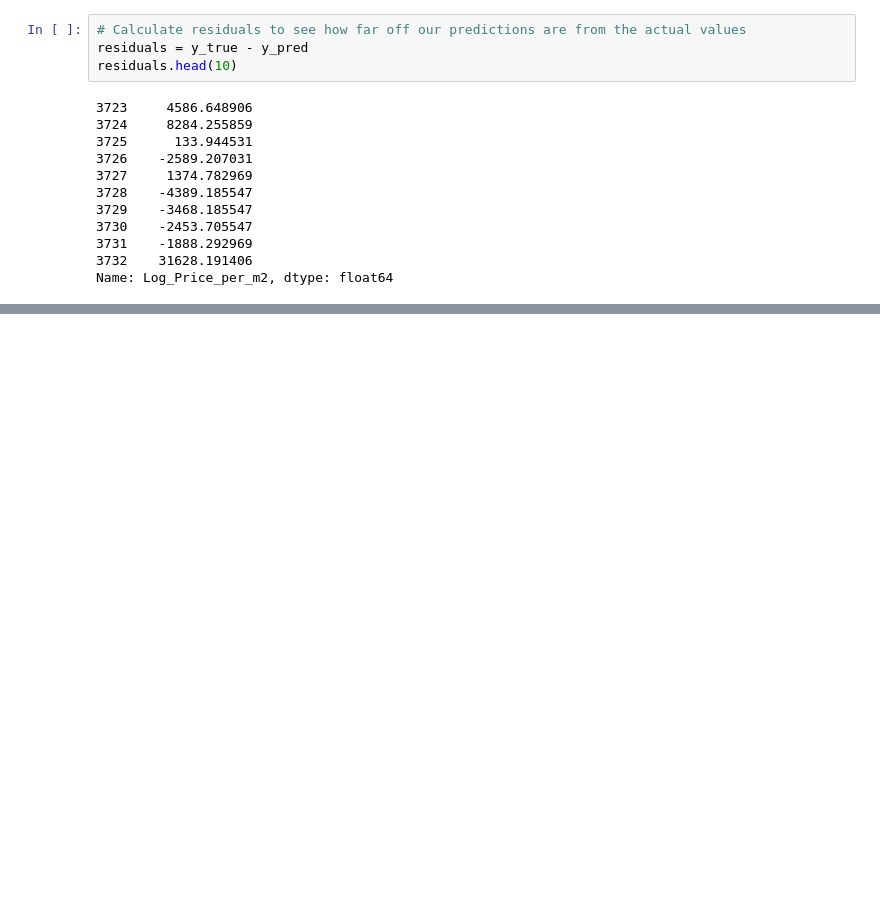
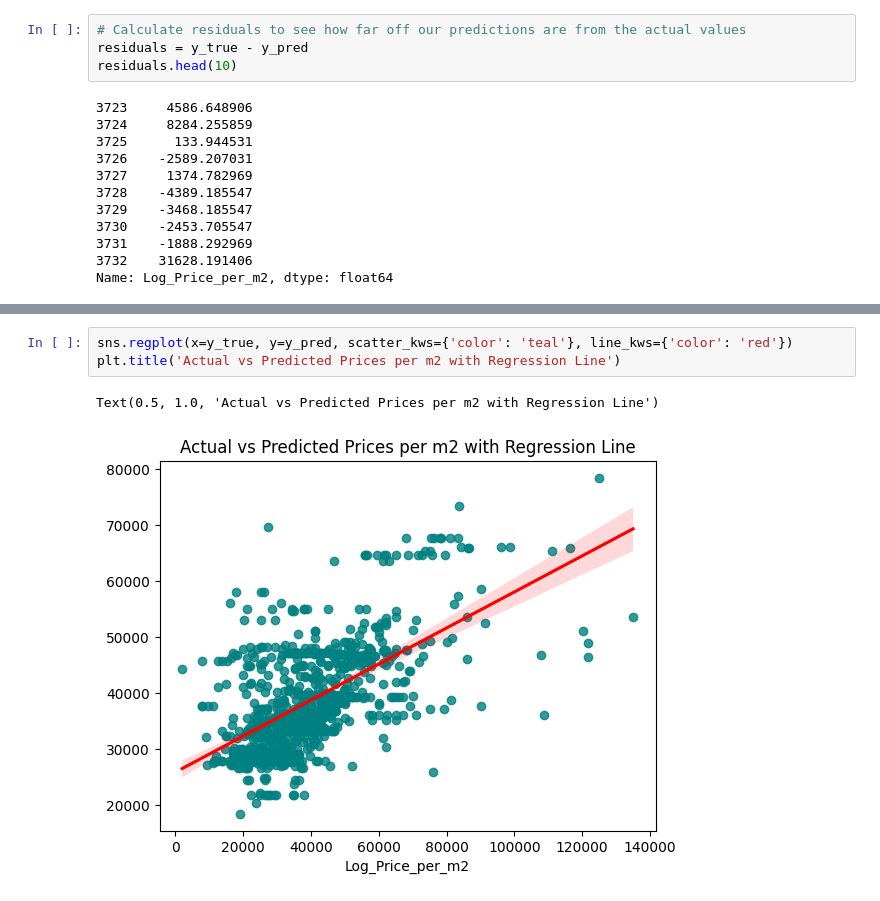
Before and after one commit to Solhemi/Land_auction_price_prediction_model_in_Addis, a Jupyter notebook: land_auction_price_prediction_model.ipynb, the cells around one changed output, grey strips where cells are left out. Cells and saved outputs as stored; diff of their text form; blank space fills up the shorter version.

```diff
--- a/land_auction_price_prediction_model.ipynb
+++ b/land_auction_price_prediction_model.ipynb
@@ -1028,0 +1031,6 @@ plt.show()
+# %%
+sns.regplot(x=y_true, y=y_pred, scatter_kws={'color': 'teal'}, line_kws={'color': 'red'})
+plt.title('Actual vs Predicted Prices per m2 with Regression Line')
+# %% [output]
+Text(0.5, 1.0, 'Actual vs Predicted Prices per m2 with Regression Line')
+[figure, added]
```
Also changed, not shown: parts of 3 cells of this notebook.
